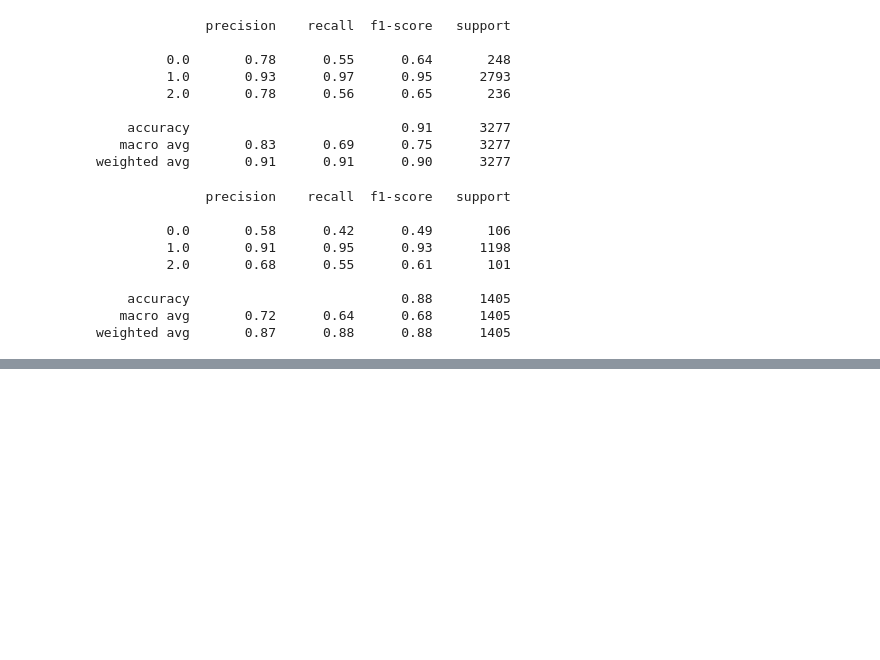
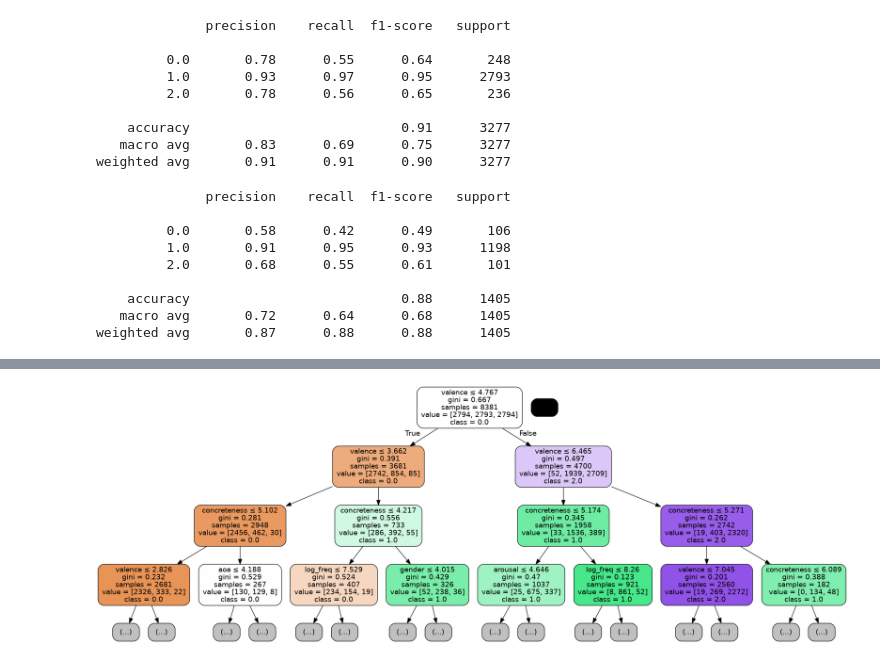
Before and after one commit to michelepapucci/data-mining-project, a Jupyter notebook: data_classification_sentiment.ipynb, the cells around one changed output, grey strips where cells are left out. Saved outputs shown, nothing was run; the diff lists cells and outputs as text; code cells hidden in the pictures; blank space fills up the shorter version.

Commit message:
random over sampling mothafakaaaa

```diff
--- a/data_classification_sentiment.ipynb
+++ b/data_classification_sentiment.ipynb
@@ -140,0 +156,4 @@ weighted avg       0.87      0.88      0.88      1405
+# %%
+ros = RandomOverSampler(random_state=1, sampling_strategy='not majority')
+# %%
+X_ros, y_ros = ros.fit_resample(X, y)
@@ -140,0 +165,11 @@ weighted avg       0.87      0.88      0.88      1405
+# %%
+X_ros_train, X_ros_test, y_ros_train, y_ros_test=train_test_split(X_ros, y_ros, test_size=0.3, stratify=y_ros, random_state=1)
+# %%
+ros_clf = DecisionTreeClassifier(criterion='gini',
+                             max_depth=7 ,
+                             min_samples_split=15,
+                             min_samples_leaf=12,
+                            )
+
+
+ros_clf.fit(X_ros_train, y_ros_train)
@@ -140,0 +192,12 @@ weighted avg       0.87      0.88      0.88      1405
+# %%
+dot_data = tree.export_graphviz (ros_clf, out_file=None,
+                                feature_names=attributes,
+                                class_names=[str(v) for v in clf.classes_],
+                                filled=True, rounded=True,
+                                special_characters=True,
+                                max_depth=3)
+
+graph = pydotplus.graph_from_dot_data(dot_data)
+Image(graph.create_png())
+# %% [output]
+[figure, added]
```
Also changed, not shown: parts of 10 cells of this notebook.
